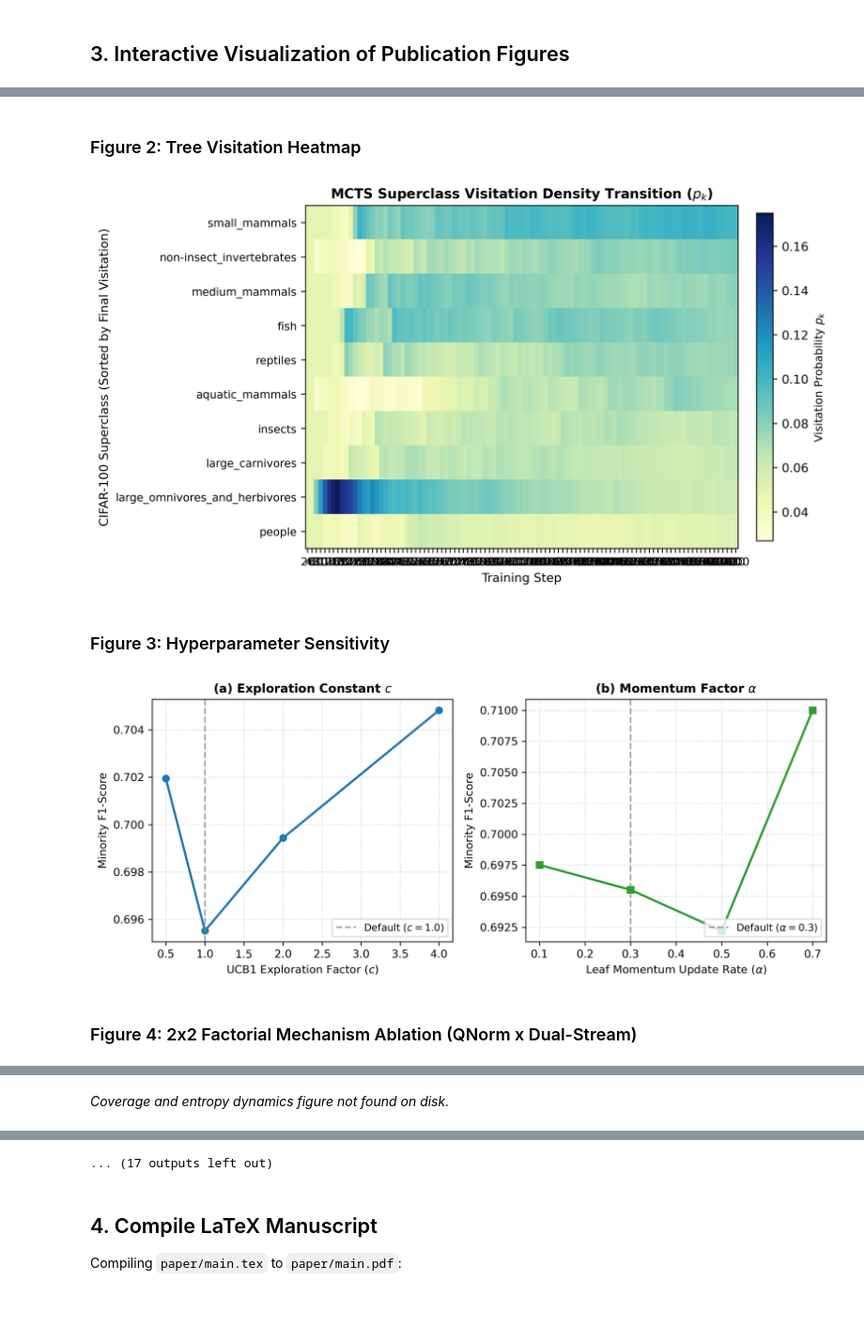
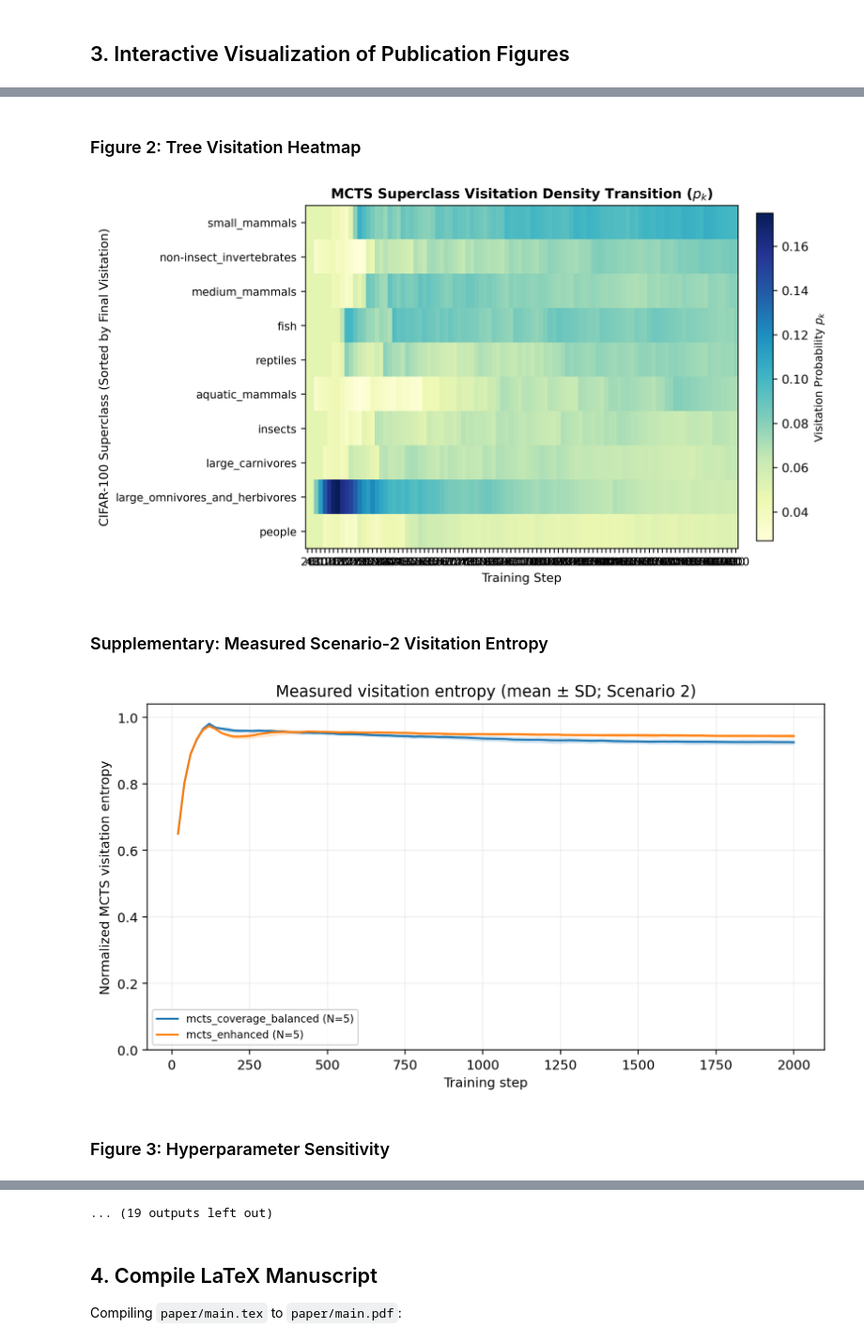
Before and after one commit to Mathe13/mcts-hnm, a Jupyter notebook: notebooks/05_paper_artifacts.ipynb, the cells around one changed output, grey strips where cells are left out. Shown at 94% size. Drawn from its saved outputs; the diff is of its cells as text; code cells hidden in the pictures; blank space fills up the shorter version.

````diff
--- a/notebooks/05_paper_artifacts.ipynb
+++ b/notebooks/05_paper_artifacts.ipynb
@@ -166,6 +159,14 @@ if heat_png.exists():
 else:
     skip_msg = artifacts.get("skipped", {}).get("visitation_heatmap", "Optional figure omitted (no visitation data).")
     display(Markdown(f"> **Notice (Optional Figure Omitted):** {skip_msg}"))
+
+display(Markdown("### Supplementary: Measured Scenario-2 Visitation Entropy"))
+phase1_entropy_png = fig_dir / "fig_measured_visitation_entropy.png"
+if phase1_entropy_png.exists():
+    display(Image(filename=str(phase1_entropy_png)))
+else:
+    why = artifacts.get("skipped", {}).get("measured_visitation_entropy", "Not available")
+    display(Markdown(f"_Measured entropy plot omitted: {why}_"))
 
 display(Markdown("### Figure 3: Hyperparameter Sensitivity"))
 sens_png = fig_dir / "fig_hyperparameter_sensitivity.png"
@@ -214,33 +215,33 @@ display(Markdown("### Figure 9: Method by Imbalance Ratio Interaction (FIG-05)")
 int_png = fig_dir / "fig_interaction_ratio_methods.png"
 if int_png.exists():
     display(Image(filename=str(int_png)))
 else:
     display(Markdown("_Interaction ratio figure not found on disk._"))
 
 display(Markdown("### Figure 10: Aggregated Precision-Recall Curves (FIG-06)"))
 pr_png = fig_dir / "fig_precision_recall_curves.png"
 if pr_png.exists():
     display(Image(filename=str(pr_png)))
 else:
     display(Markdown("_Precision-Recall curves figure not found on disk._"))
 
 display(Markdown("### Figure 11: 4-Quadrant Evaluation Trade-off (FIG-07)"))
 quad_png = fig_dir / "fig_evaluation_4quadrants_comparison.png"
 if quad_png.exists():
     display(Image(filename=str(quad_png)))
 else:
     display(Markdown("_4-Quadrant evaluation figure not found on disk._"))
 
 display(Markdown("### Generated LaTeX Tables"))
 for tab_file in sorted(tab_dir.glob("*.tex")):
     display(Markdown(f"**Table: `{tab_file.name}`**"))
     with open(tab_file, "r") as tf:
         display(Markdown(f"```latex\n{tf.read()}\n```"))
 # %% [output]
 ### Figure 1: Convergence Curves
 [figure]
 ### Figure 2: Tree Visitation Heatmap
 [figure]
-### Figure 3: Hyperparameter Sensitivity
+### Supplementary: Measured Scenario-2 Visitation Entropy
-[figure, old version]
+[figure, new version]
-### Figure 4: 2x2 Factorial Mechanism Ablation (QNorm x Dual-Stream)
+### Figure 3: Hyperparameter Sensitivity
@@ -251 +251,0 @@ for tab_file in sorted(tab_dir.glob("*.tex")):
-_Coverage and entropy dynamics figure not found on disk._
@@ -252,4 +253,4 @@ _Coverage and entropy dynamics figure not found on disk._
-... (17 outputs left out)
+... (19 outputs left out)
 # %% [markdown]
 ## 4. Compile LaTeX Manuscript
 Compiling `paper/main.tex` to `paper/main.pdf`:
````
Also changed, not shown: parts of 2 cells of this notebook, 27 other files.
